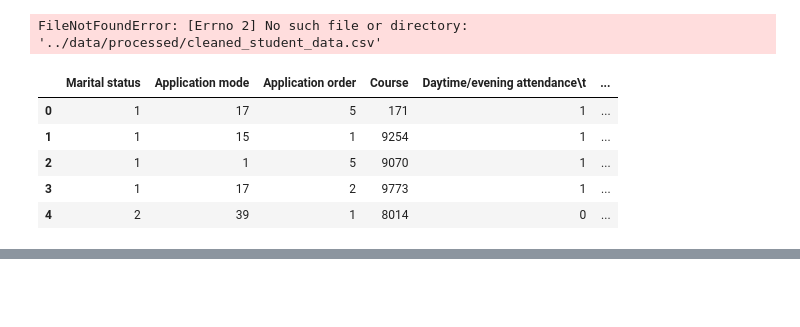
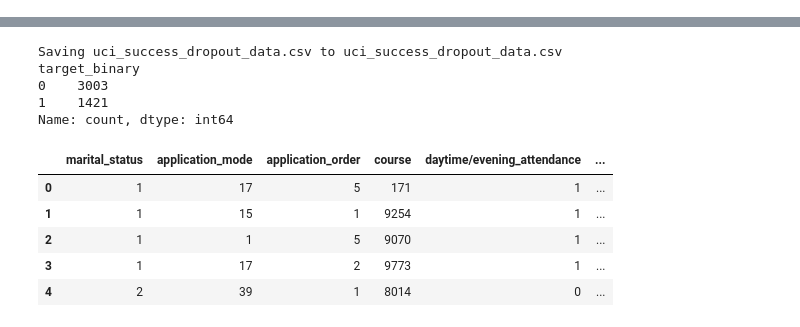
Before and after one commit to Belleairr/student-success-risk-pipeline, a Jupyter notebook: notebooks/02_preprocessing.ipynb, the cells around one changed output, grey strips where cells are left out. Cells and saved outputs as stored; diff of their text form; code cells hidden in the pictures; blank space fills up the shorter version.

Commit message:
from google colab

```diff
--- a/notebooks/02_preprocessing.ipynb
+++ b/notebooks/02_preprocessing.ipynb
@@ -9,16 +0,0 @@ pd.set_option('display.max_columns',40)
-# %%
-#from google.colab import files
-#uciFile = files.upload()
-
-df = pd.read_csv('../data/processed/cleaned_student_data.csv')
-# %% [output]
-FileNotFoundError: [Errno 2] No such file or directory: '../data/processed/cleaned_student_data.csv'
-# %%
-df.head()
-# %% [output]
-|  | Marital status | Application mode | Application order | Course | Daytime/evening attendance\t | ... |
-| 0 | 1 | 17 | 5 | 171 | 1 | ... |
-| 1 | 1 | 15 | 1 | 9254 | 1 | ... |
-| 2 | 1 | 1 | 5 | 9070 | 1 | ... |
-| 3 | 1 | 17 | 2 | 9773 | 1 | ... |
-| 4 | 2 | 39 | 1 | 8014 | 0 | ... |
@@ -26,0 +1,23 @@ df= df.rename(columns={'Daytime/evening attendance\t':'Daytime/evening attendanc
+# %%
+import pandas as pd
+import numpy as np
+import plotly.express as px
+from google.colab import files
+import io
+
+pd.set_option('display.max_rows', 4500)
+pd.set_option('display.max_columns', 40)
+
+uploaded = files.upload()
+filename = list(uploaded.keys())[0]
+df = pd.read_csv(io.BytesIO(uploaded[filename]), sep=';')
+
+df.columns = [col.strip().lower().replace(' ', '_') for col in df.columns]
+df = df.rename(columns={'daytime/evening_attendance\t': 'daytime_evening_attendance'})
+
+df_clean = df[df['age_at_enrollment'] > 0].copy()
+df_clean['target_binary'] = df_clean['target'].apply(lambda x: 1 if x == 'Dropout' else 0)
+
+print(df_clean['target_binary'].value_counts())
+df_clean.head()
+# %% [output]
@@ -26,0 +25,11 @@ df= df.rename(columns={'Daytime/evening attendance\t':'Daytime/evening attendanc
+Saving uci_success_dropout_data.csv to uci_success_dropout_data.csv
+target_binary
+0    3003
+1    1421
+Name: count, dtype: int64
+|  | marital_status | application_mode | application_order | course | daytime/evening_attendance | ... |
+| 0 | 1 | 17 | 5 | 171 | 1 | ... |
+| 1 | 1 | 15 | 1 | 9254 | 1 | ... |
+| 2 | 1 | 1 | 5 | 9070 | 1 | ... |
+| 3 | 1 | 17 | 2 | 9773 | 1 | ... |
+| 4 | 2 | 39 | 1 | 8014 | 0 | ... |
```
Also changed, not shown: parts of 4 cells of this notebook.
